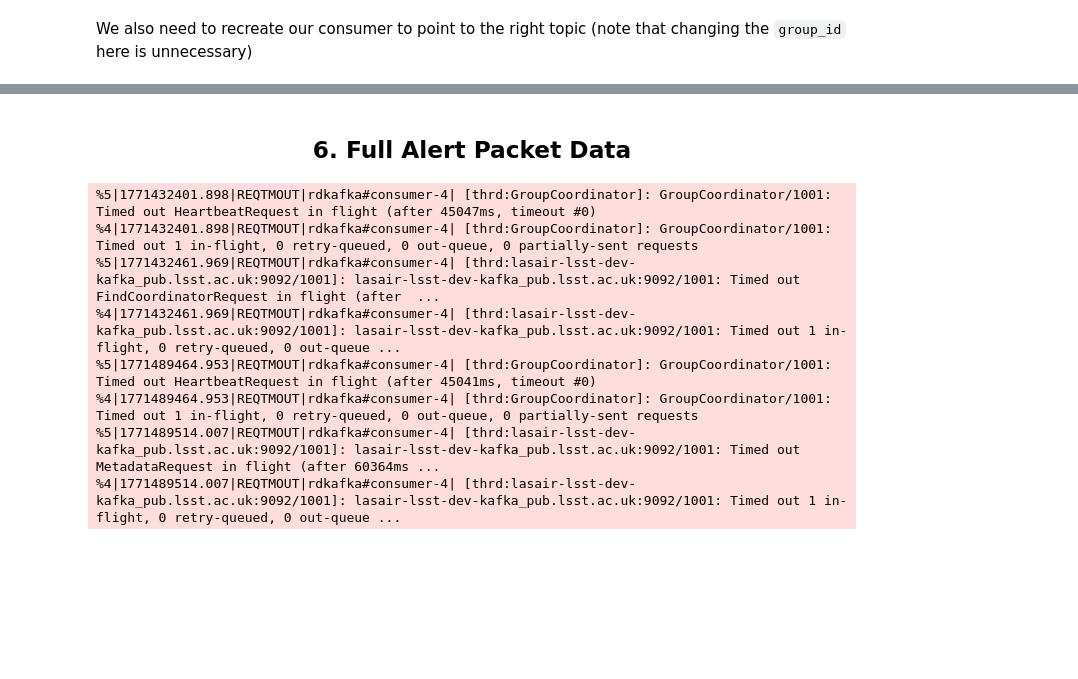
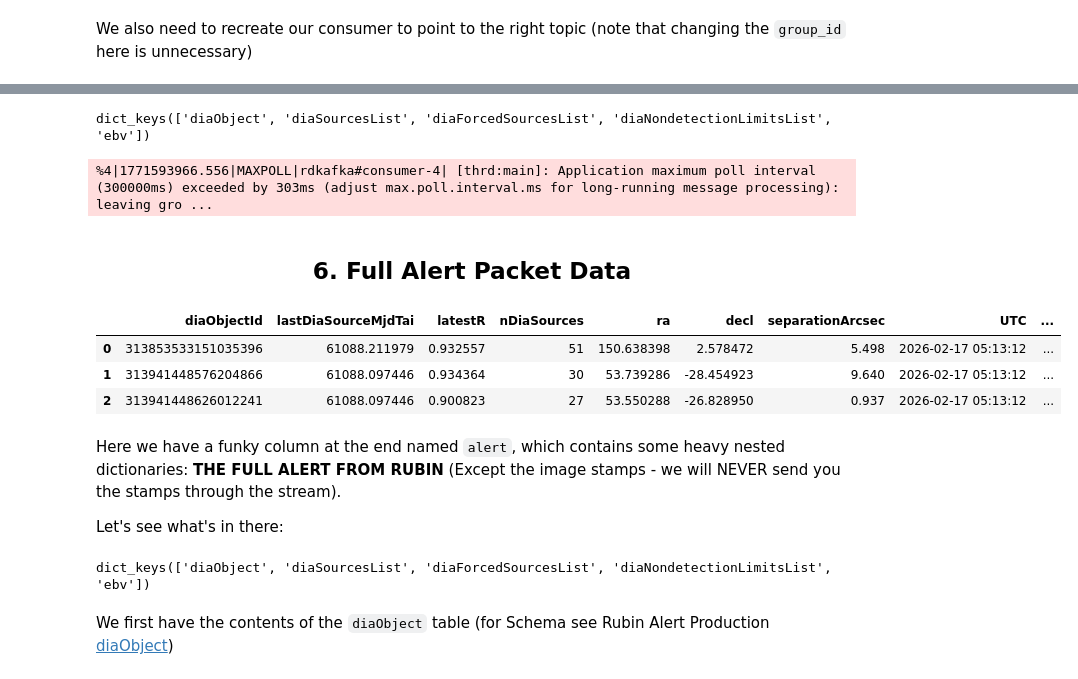
Before and after one commit to lsst-uk/lasair-lsst-examples, a Jupyter notebook: notebooks/KAFKA_Listen_to_Alerts.ipynb, the cells around one changed output, grey strips where cells are left out. Cells and saved outputs as stored; diff of their text form; code cells hidden in the pictures; blank space fills up the shorter version.

Commit message:
polished the KAFKA notebook

```diff
--- a/notebooks/KAFKA_Listen_to_Alerts.ipynb
+++ b/notebooks/KAFKA_Listen_to_Alerts.ipynb
@@ -283,22 +335,18 @@ dat_llc = pd.read_json(OUTPUT_PATH/"message_LiteLC.json")
+# %%
+dat_llc['alert'].iloc[1].keys()
+# %% [output]
+dict_keys(['diaObject', 'diaSourcesList', 'diaForcedSourcesList', 'diaNondetectionLimitsList', 'ebv'])
+%4|1771593966.556|MAXPOLL|rdkafka#consumer-4| [thrd:main]: Application maximum poll interval (300000ms) exceeded by 303ms (adjust max.poll.interval.ms for long-running message processing): leaving gro ...
 # %% [markdown]
 <h2 align="center"> 6. Full Alert Packet Data </h2>
 # %%
-topic = "lasair_83lvra_feeder_full"
+topic = "lasair_83lasair_tutorial_full_alert"
 consumer = lasair_consumer(
     kafka_server,
     group_id,
     topic
 )
 N = 3
-# %% [output]
-%5|1771432401.898|REQTMOUT|rdkafka#consumer-4| [thrd:GroupCoordinator]: GroupCoordinator/1001: Timed out HeartbeatRequest in flight (after 45047ms, timeout #0)
-%4|1771432401.898|REQTMOUT|rdkafka#consumer-4| [thrd:GroupCoordinator]: GroupCoordinator/1001: Timed out 1 in-flight, 0 retry-queued, 0 out-queue, 0 partially-sent requests
-%5|1771432461.969|REQTMOUT|rdkafka#consumer-4| [thrd:lasair-lsst-dev-kafka_pub.lsst.ac.uk:9092/1001]: lasair-lsst-dev-kafka_pub.lsst.ac.uk:9092/1001: Timed out FindCoordinatorRequest in flight (after  ...
-%4|1771432461.969|REQTMOUT|rdkafka#consumer-4| [thrd:lasair-lsst-dev-kafka_pub.lsst.ac.uk:9092/1001]: lasair-lsst-dev-kafka_pub.lsst.ac.uk:9092/1001: Timed out 1 in-flight, 0 retry-queued, 0 out-queue ...
-%5|1771489464.953|REQTMOUT|rdkafka#consumer-4| [thrd:GroupCoordinator]: GroupCoordinator/1001: Timed out HeartbeatRequest in flight (after 45041ms, timeout #0)
-%4|1771489464.953|REQTMOUT|rdkafka#consumer-4| [thrd:GroupCoordinator]: GroupCoordinator/1001: Timed out 1 in-flight, 0 retry-queued, 0 out-queue, 0 partially-sent requests
-%5|1771489514.007|REQTMOUT|rdkafka#consumer-4| [thrd:lasair-lsst-dev-kafka_pub.lsst.ac.uk:9092/1001]: lasair-lsst-dev-kafka_pub.lsst.ac.uk:9092/1001: Timed out MetadataRequest in flight (after 60364ms ...
-%4|1771489514.007|REQTMOUT|rdkafka#consumer-4| [thrd:lasair-lsst-dev-kafka_pub.lsst.ac.uk:9092/1001]: lasair-lsst-dev-kafka_pub.lsst.ac.uk:9092/1001: Timed out 1 in-flight, 0 retry-queued, 0 out-queue ...
 # %%
 n = 0
 first = True
@@ -336,0 +387,17 @@ os.replace(str(OUTPUT_PATH / f"message_LiteLC.tmp.json"), str(OUTPUT_PATH / f"me
+# %%
+dat_full.head()
+# %% [output]
+|  | diaObjectId | lastDiaSourceMjdTai | latestR | nDiaSources | ra | decl | separationArcsec | UTC | ... |
+| 0 | 313853533151035396 | 61088.211979 | 0.932557 | 51 | 150.638398 | 2.578472 | 5.498 | 2026-02-17 05:13:12 | ... |
+| 1 | 313941448576204866 | 61088.097446 | 0.934364 | 30 | 53.739286 | -28.454923 | 9.640 | 2026-02-17 05:13:12 | ... |
+| 2 | 313941448626012241 | 61088.097446 | 0.900823 | 27 | 53.550288 | -26.828950 | 0.937 | 2026-02-17 05:13:12 | ... |
+# %% [markdown]
+Here we have a funky column at the end named `alert`, which contains some heavy nested dictionaries: **THE FULL ALERT FROM RUBIN** (Except the image stamps - we will NEVER send you the stamps through the stream).
+
+Let's see what's in there:
+# %%
+dat_full['alert'].iloc[0].keys()
+# %% [output]
+dict_keys(['diaObject', 'diaSourcesList', 'diaForcedSourcesList', 'diaNondetectionLimitsList', 'ebv'])
+# %% [markdown]
+We first have the contents of the `diaObject` table (for Schema see Rubin Alert Production [diaObject](https://sdm-schemas.lsst.io/apdb.html#DiaObject))
```
Also changed, not shown: parts of 27 cells of this notebook, 1 other file.
